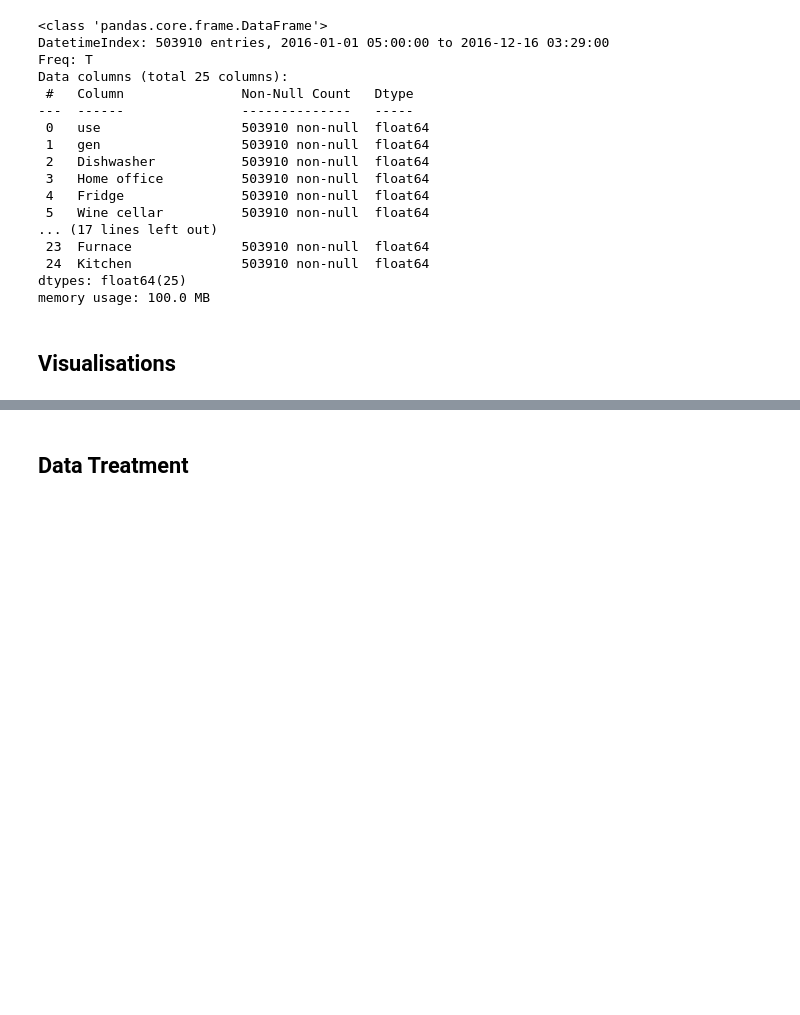
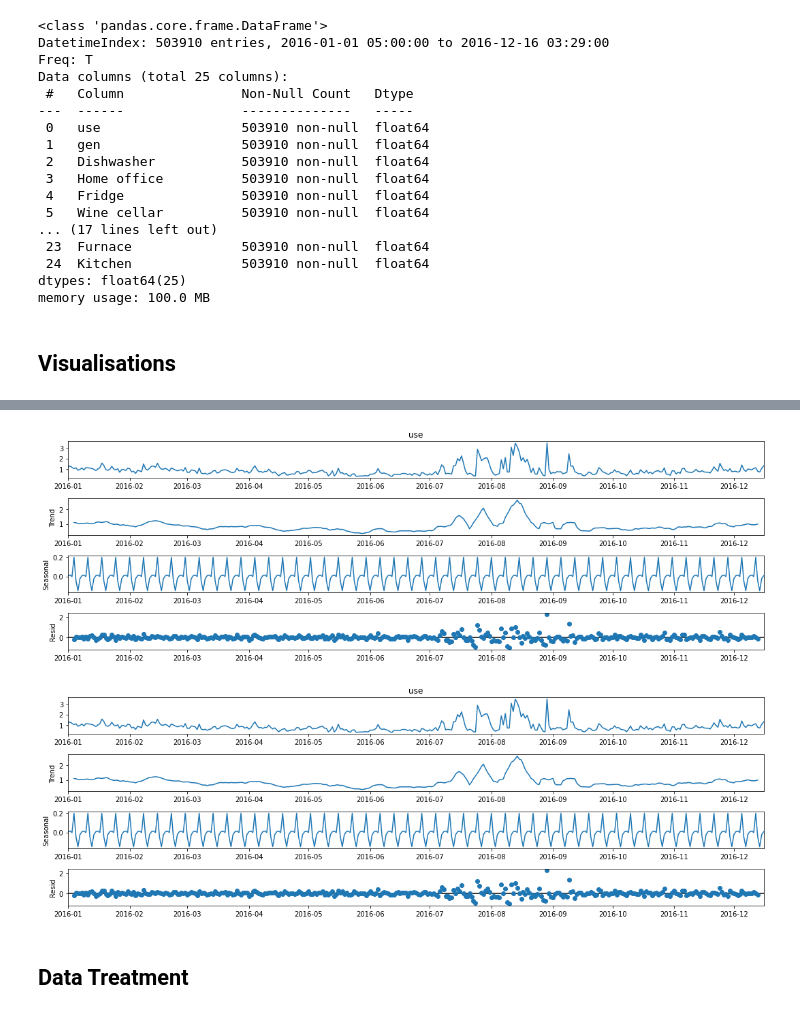
Before and after one commit to joaonpsilva/Tese_House_Energy_Prediciton, a Jupyter notebook: Energy_Pred.ipynb, the cells around one changed output, grey strips where cells are left out. Saved outputs shown, nothing was run; the diff lists cells and outputs as text; code cells hidden in the pictures; blank space fills up the shorter version.

```diff
--- a/Energy_Pred.ipynb
+++ b/Energy_Pred.ipynb
@@ -126,3 +126,13 @@ df['use'].resample(rule='D').sum().plot(figsize=(25,5))         #group by day
+# %%
+from statsmodels.tsa.seasonal import seasonal_decompose
+
+plt.rc("figure", figsize=(15,5))
+
+results = seasonal_decompose(df['use'].resample(rule='D').mean())
+results.plot()
+# %% [output]
+[figure, added]
+[figure, added]
 # %% [markdown]
 ## Data Treatment
 # %%
```
Also changed, not shown: parts of 15 cells of this notebook.
